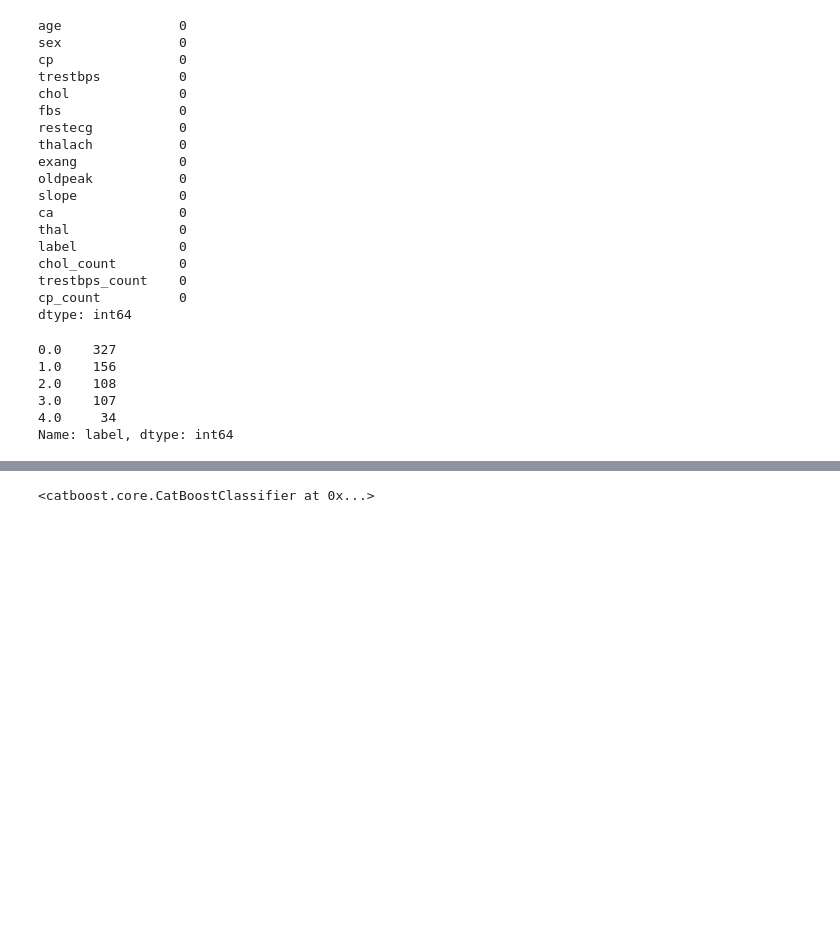
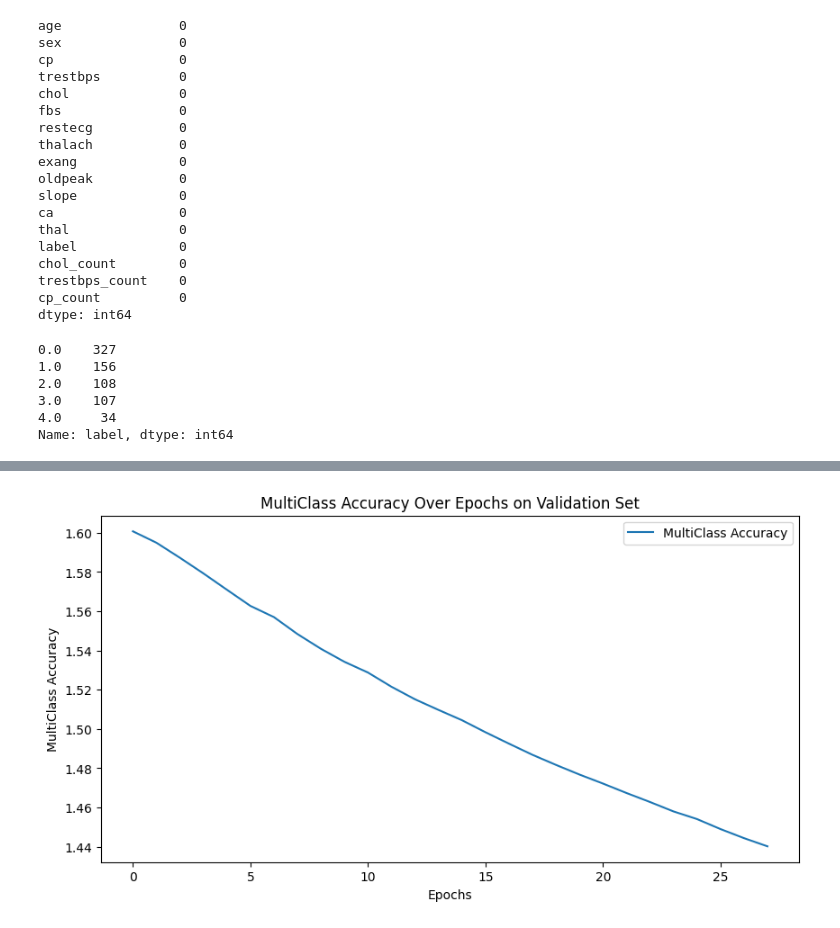
Before and after one commit to nachoreyesv/DATA_PROJECT_3, a Jupyter notebook: Ejecutable/Tumup/try.ipynb, the cells around one changed output, grey strips where cells are left out. Saved outputs shown, nothing was run; the diff lists cells and outputs as text; code cells hidden in the pictures; blank space fills up the shorter version.

```diff
--- a/Ejecutable/Tumup/try.ipynb
+++ b/Ejecutable/Tumup/try.ipynb
@@ -350,17 +350,40 @@ Mejores hiperparámetros: {'depth': 10, 'iterations': 30, 'l2_leaf_reg': 3, 'lea
 La precisión del modelo CatBoost en el conjunto de validación con los mejores hiperparámetros es: 0.532608695652174
-# %%
-from catboost import CatBoostClassifier
-
-# Definir los mejores hiperparámetros obtenidos de la búsqueda en cuadrícula
-best_hyperparams = {'depth': 8, 'iterations': 30, 'l2_leaf_reg': 1, 'learning_rate': 0.01}
-
-# Inicializar el modelo CatBoost con los mejores hiperparámetros
-best_cb_model = CatBoostClassifier(**best_hyperparams)
-
-# Entrenar el modelo con los datos de entrenamiento
-best_cb_model.fit(X4_train, Y4_train, verbose=False)
-# %% [output]
-<catboost.core.CatBoostClassifier at 0x...>
+# %%
+from catboost import CatBoostClassifier
+import matplotlib.pyplot as plt
+
+
+# Definir los mejores hiperparámetros obtenidos de la búsqueda en cuadrícula
+best_hyperparams = {'depth': 8, 'iterations': 28, 'l2_leaf_reg': 1, 'learning_rate': 0.01}
+
+# Inicializar el modelo CatBoost con los mejores hiperparámetros
+best_cb_model = CatBoostClassifier(**best_hyperparams,verbose=False)
+
+# Entrenar el modelo con los datos de entrenamiento
+best_cb_model.fit(X4_train, Y4_train, verbose=False)
+
+# Entrenar el modelo con los datos de entrenamiento y evaluar en el conjunto de validación
+# Asegúrate de habilitar el registro de la métrica de evaluación
+best_cb_model.fit(X4_train, Y4_train, eval_set=(X4_val, Y4_val), verbose=False, plot=False)
+
+# CatBoost permite acceder al registro de métricas de evaluación a través del objeto del modelo
+# Acceder a las métricas de evaluación
+eval_metrics = best_cb_model.get_evals_result()
+
+# Ajustar el nombre de la clave para acceder a la métrica 'MultiClass' en el conjunto de validación
+epochs = range(len(eval_metrics['validation']['MultiClass']))
+accuracy = eval_metrics['validation']['MultiClass']
+
+# Crear un gráfico de la métrica a lo largo de las iteraciones de entrenamiento
+plt.figure(figsize=(10, 5))
+plt.plot(epochs, accuracy, label='MultiClass Accuracy')
+plt.xlabel('Epochs')
+plt.ylabel('MultiClass Accuracy')
+plt.title('MultiClass Accuracy Over Epochs on Validation Set')
+plt.legend()
+plt.show()
+# %% [output]
+[figure, added]
 # %%
 # Asumiendo que 'best_cb_model' es tu modelo entrenado
 
```
Also changed, not shown: parts of 14 cells of this notebook, 24 other files.
